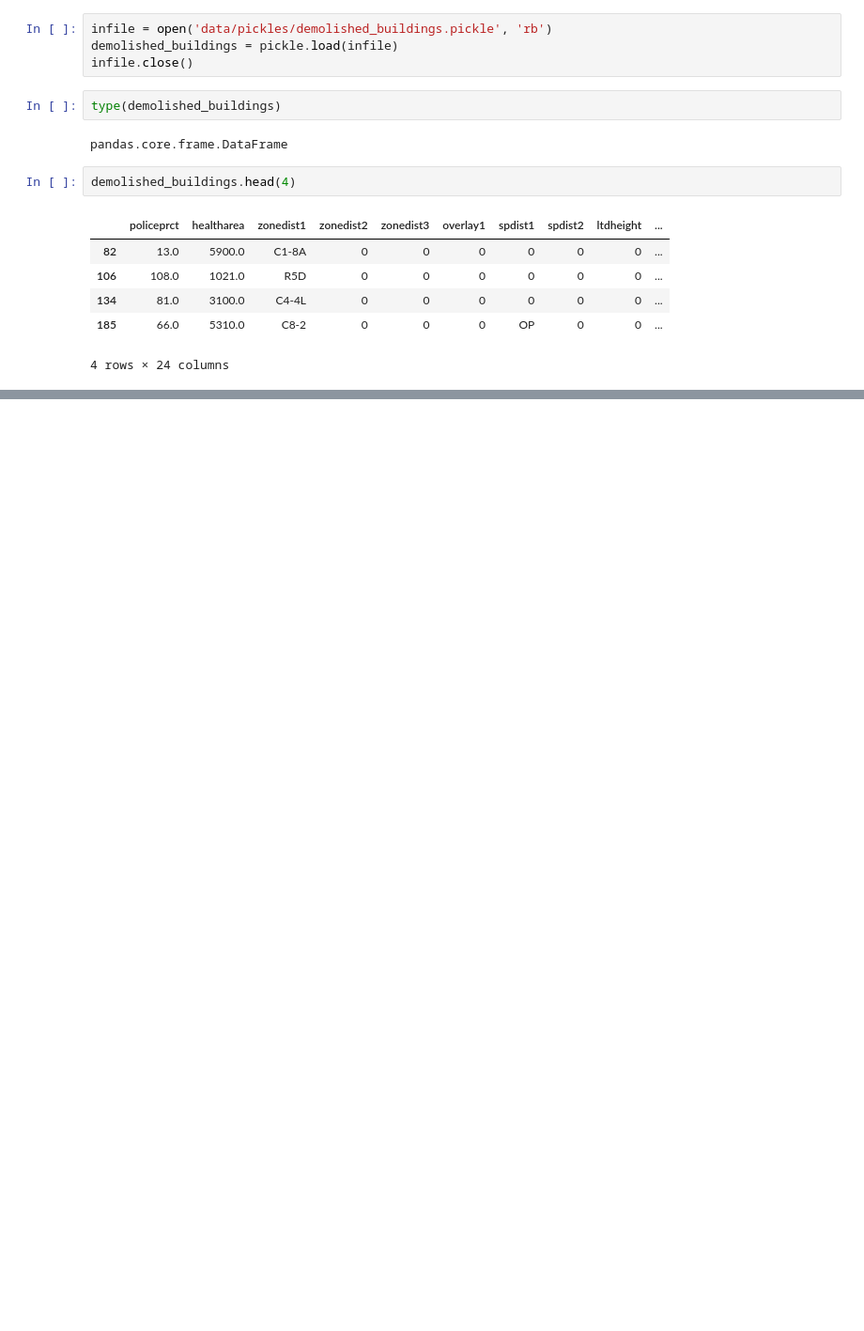
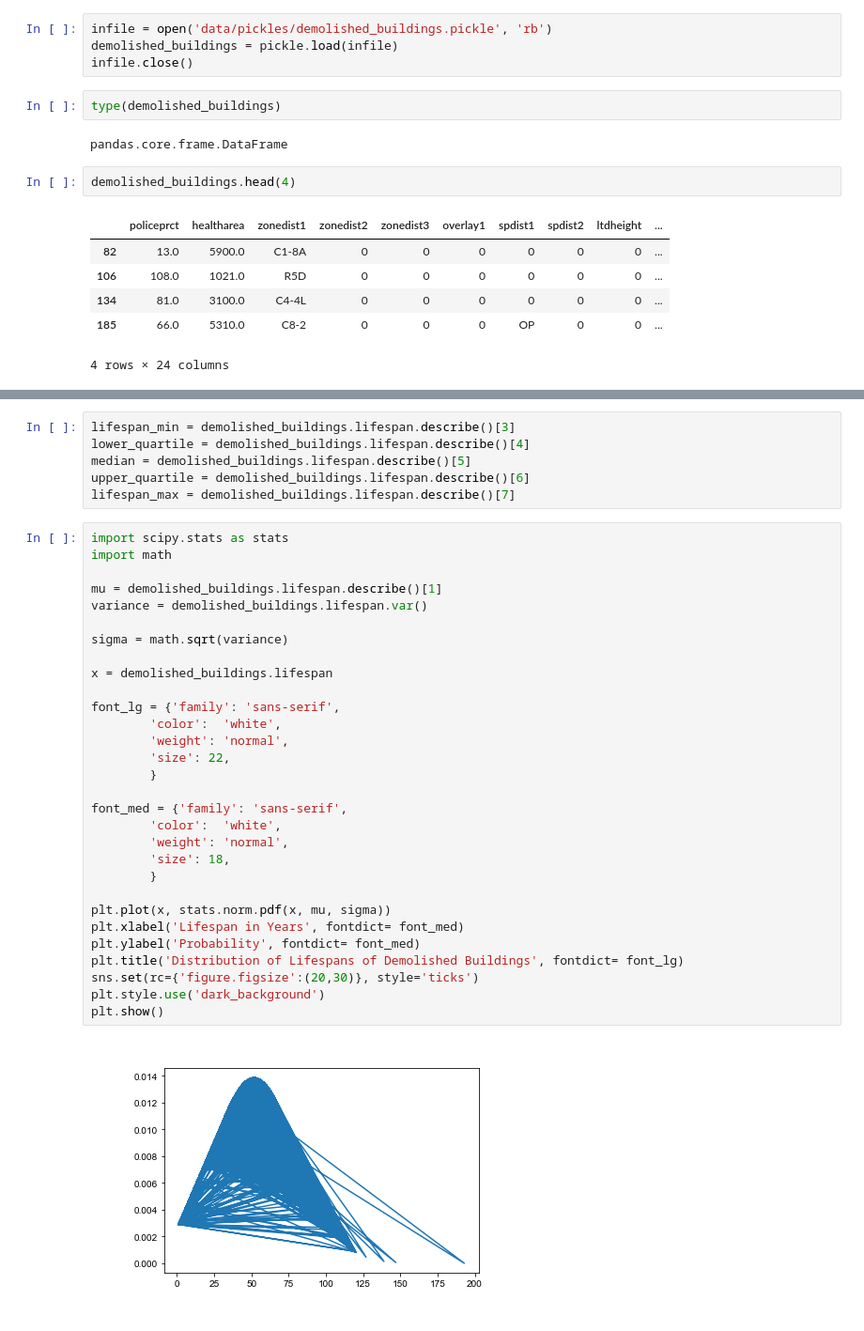
Before and after one commit to clairmarie8/Capstone, a Jupyter notebook: 02_EDA.ipynb, the cells around one changed output, grey strips where cells are left out. Shown: that part at 94% size. Cells and saved outputs as stored; diff of their text form; blank space fills up the shorter version.

```diff
--- a/02_EDA.ipynb
+++ b/02_EDA.ipynb
@@ -26,0 +75,38 @@ demolished_buildings.head(4)
+# %%
+lifespan_min = demolished_buildings.lifespan.describe()[3]
+lower_quartile = demolished_buildings.lifespan.describe()[4]
+median = demolished_buildings.lifespan.describe()[5]
+upper_quartile = demolished_buildings.lifespan.describe()[6]
+lifespan_max = demolished_buildings.lifespan.describe()[7]
+# %%
+import scipy.stats as stats
+import math
+
+mu = demolished_buildings.lifespan.describe()[1]
+variance = demolished_buildings.lifespan.var()
+
+sigma = math.sqrt(variance)
+
+x = demolished_buildings.lifespan
+
+font_lg = {'family': 'sans-serif',
+        'color':  'white',
+        'weight': 'normal',
+        'size': 22,
+        }
+
+font_med = {'family': 'sans-serif',
+        'color':  'white',
+        'weight': 'normal',
+        'size': 18,
+        }
+
+plt.plot(x, stats.norm.pdf(x, mu, sigma))
+plt.xlabel('Lifespan in Years', fontdict= font_med)
+plt.ylabel('Probability', fontdict= font_med)
+plt.title('Distribution of Lifespans of Demolished Buildings', fontdict= font_lg)
+sns.set(rc={'figure.figsize':(20,30)}, style='ticks')
+plt.style.use('dark_background')
+plt.show()
+# %% [output]
+[figure, added]
```
Also changed, not shown: parts of 39 cells of this notebook, 3 other files.
